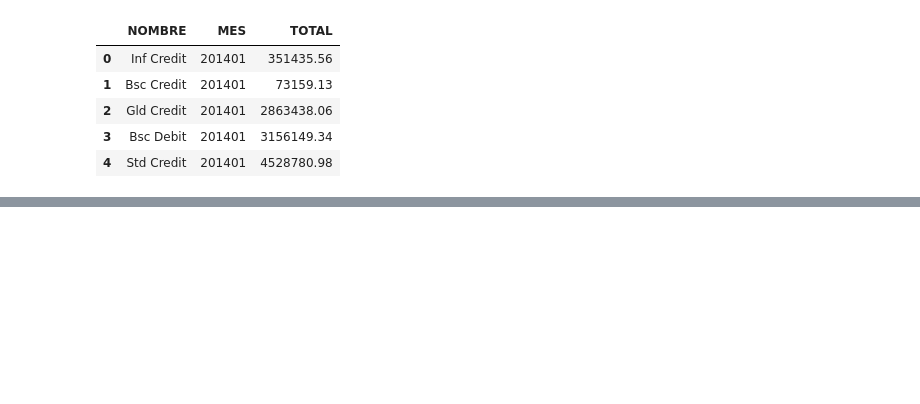
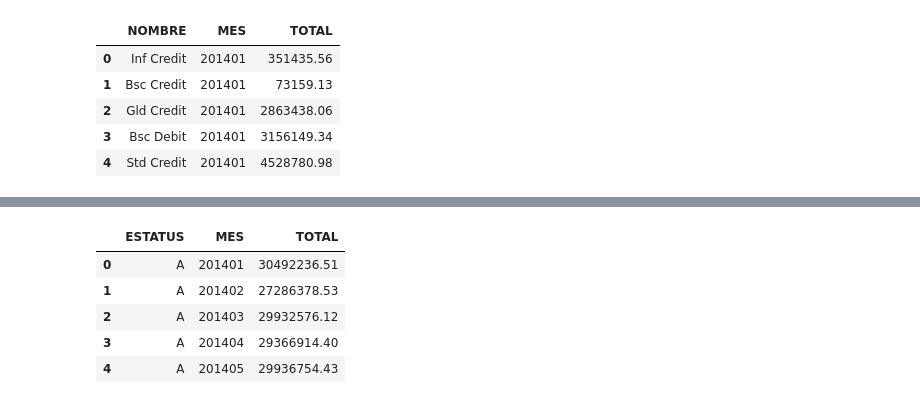
Before and after one commit to JGFuentesC/tsc_2017, a Jupyter notebook: p09_explotacion_mysql.ipynb, the cells around one changed output, grey strips where cells are left out. Cells and saved outputs as stored; diff of their text form; code cells hidden in the pictures; blank space fills up the shorter version.

```diff
--- a/p09_explotacion_mysql.ipynb
+++ b/p09_explotacion_mysql.ipynb
@@ -41,0 +78,21 @@ df.TOTAL.plot()
+# %%
+query = """
+    SELECT
+        ESTATUS,YEAR(FECHA)*100+MONTH(FECHA) AS MES,
+        SUM(MONTO) AS TOTAL
+    FROM
+        TRANSACCION
+    GROUP BY ESTATUS,YEAR(FECHA)*100+MONTH(FECHA)
+    ORDER BY ESTATUS,MES;
+"""
+# %%
+df = pd.read_sql(sql=query,con=conn)
+# %%
+df.head()
+# %% [output]
+|  | ESTATUS | MES | TOTAL |
+| 0 | A | 201401 | 30492236.51 |
+| 1 | A | 201402 | 27286378.53 |
+| 2 | A | 201403 | 29932576.12 |
+| 3 | A | 201404 | 29366914.40 |
+| 4 | A | 201405 | 29936754.43 |
```
Also changed, not shown: parts of 12 cells of this notebook, 2 other files.
